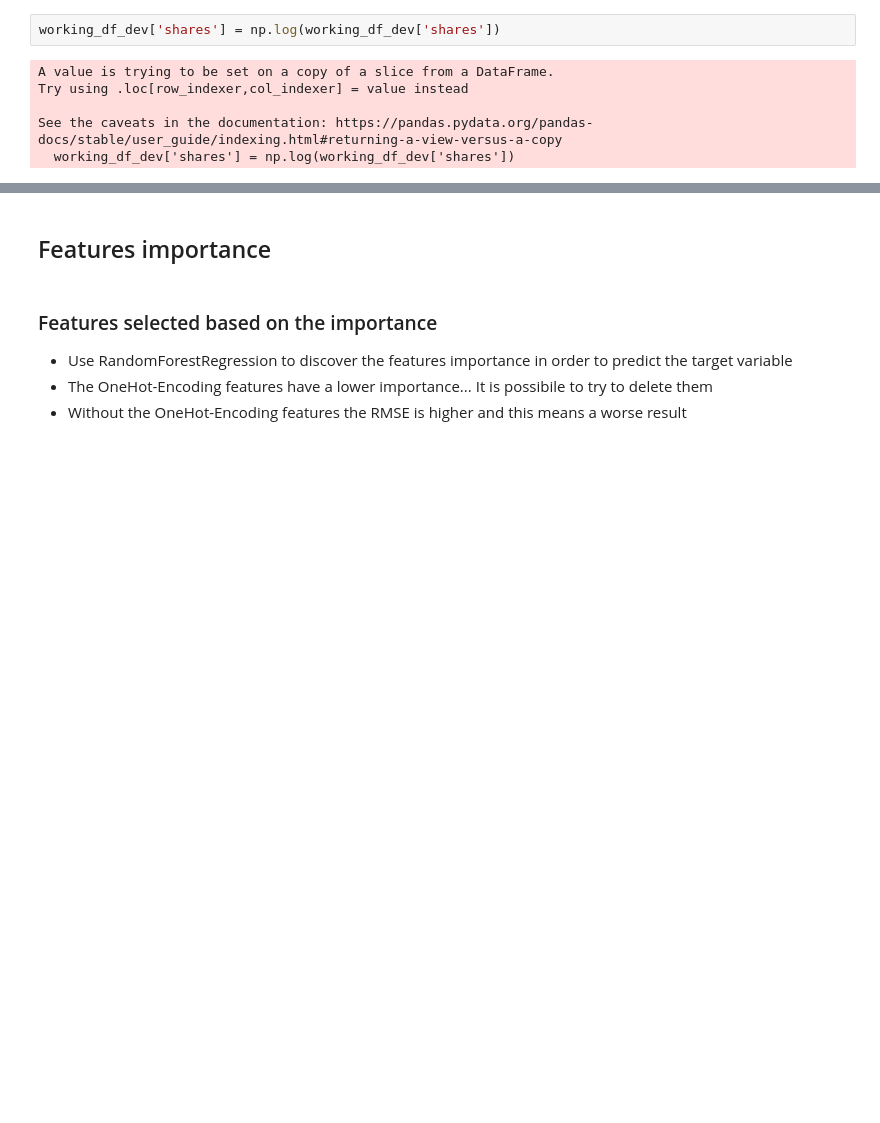
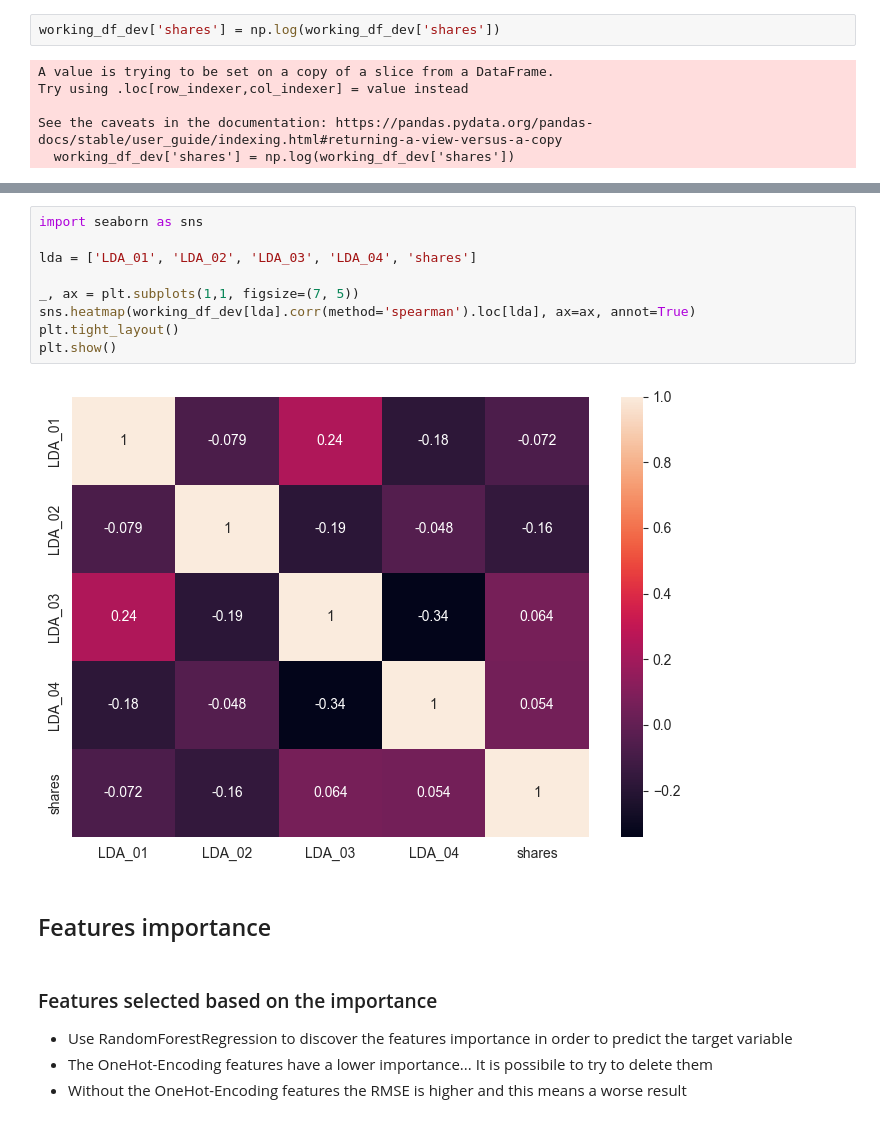
Before and after one commit to lolloberga/predict-shares-online-news, a Jupyter notebook: feature_engeneering.ipynb, the cells around one changed output, grey strips where cells are left out. Drawn from its saved outputs; the diff is of its cells as text; blank space fills up the shorter version.

```diff
--- a/feature_engeneering.ipynb
+++ b/feature_engeneering.ipynb
@@ -235,3 +318,14 @@ working_df_dev
+# %%
+import seaborn as sns
+
+lda = ['LDA_01', 'LDA_02', 'LDA_03', 'LDA_04', 'shares']
+
+_, ax = plt.subplots(1,1, figsize=(7, 5))
+sns.heatmap(working_df_dev[lda].corr(method='spearman').loc[lda], ax=ax, annot=True)
+plt.tight_layout()
+plt.show()
+# %% [output]
+[figure, added]
 # %% [markdown]
 ## Features importance
 # %% [markdown]
```
Also changed, not shown: parts of 19 cells of this notebook.
